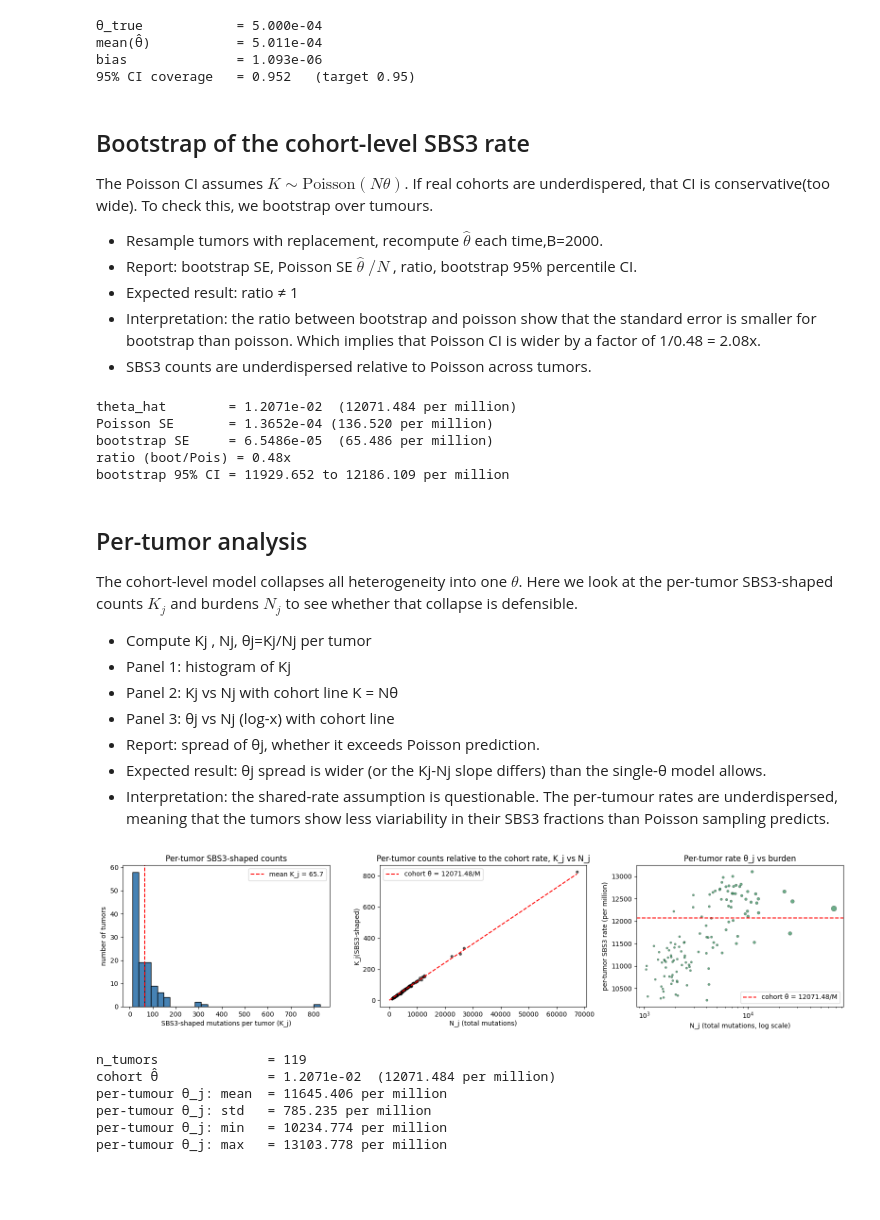
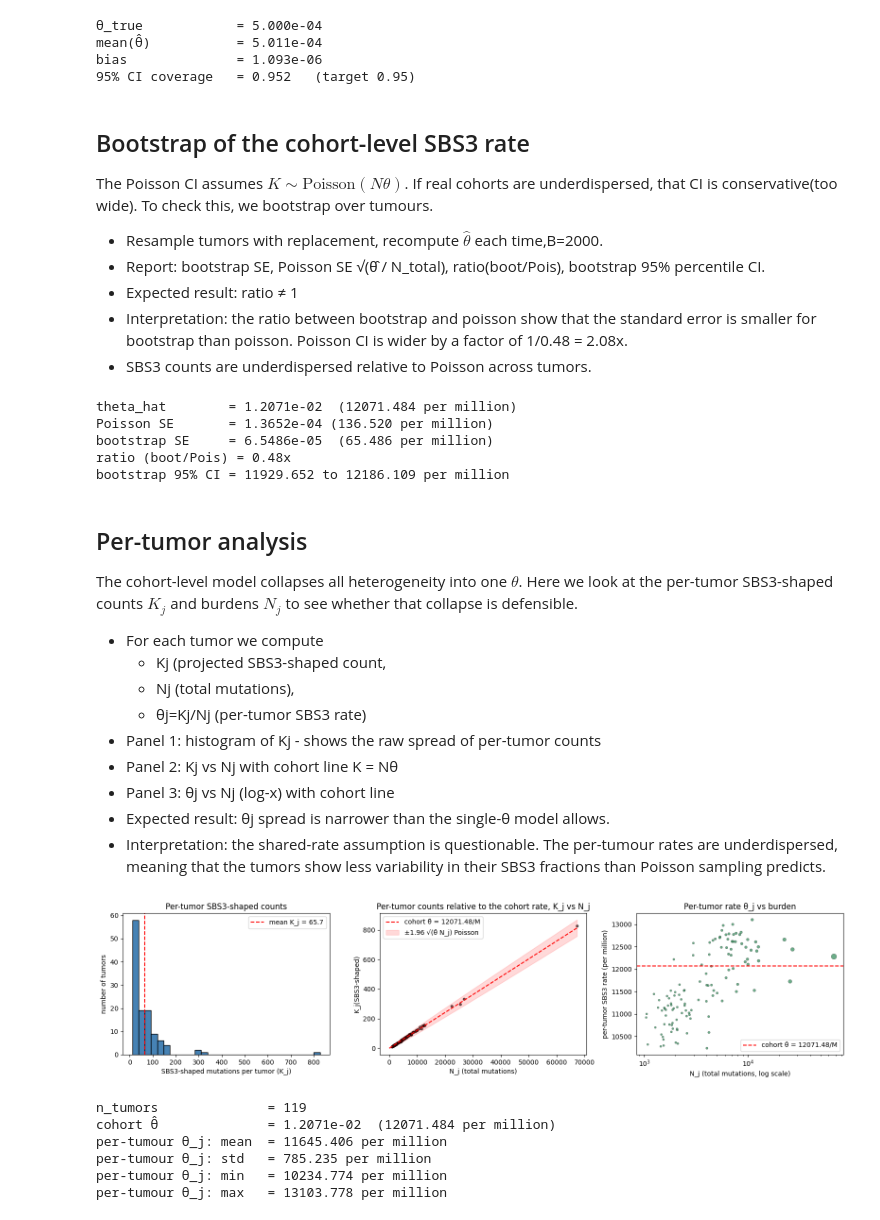
Before and after one commit to aehaf988/Pro1, a Jupyter notebook: project1.ipynb, the cells around one changed output. Drawn from its saved outputs; the diff is of its cells as text; code cells hidden in the pictures; blank space fills up the shorter version.

```diff
--- a/project1.ipynb
+++ b/project1.ipynb
@@ -259,13 +259,13 @@ bias              = 1.093e-06
 ## Bootstrap of the cohort-level SBS3 rate
 
 The Poisson CI assumes $K \sim \text{Poisson}(N\theta)$. If real
-cohorts are underdispered, that CI is conservative(too wide). To check this, we bootstrap over tumours.
+cohorts are underdispersed, that CI is conservative(too wide). To check this, we bootstrap over tumours.
 
 - Resample tumors with replacement, recompute $\hat\theta$ each time,B=2000.
 - Report: bootstrap SE, Poisson SE
-$\hat\theta$ $/N$ , ratio, bootstrap 95% percentile CI.
+√(θ̂ / N_total), ratio(boot/Pois), bootstrap 95% percentile CI.
 - Expected result: ratio ≠ 1
-- Interpretation: the ratio between bootstrap and poisson show that the standard error is smaller for bootstrap than poisson. Which implies that Poisson CI is wider by a factor of 1/0.48 = 2.08x.
+- Interpretation: the ratio between bootstrap and poisson show that the standard error is smaller for bootstrap than poisson. Poisson CI is wider by a factor of 1/0.48 = 2.08x.
 - SBS3 counts are underdispersed relative to Poisson across tumors.
 # %%
 def mean(values):
@@ -356,47 +356,54 @@ look at the per-tumor SBS3-shaped counts $K_j$ and burdens $N_j$ to see whether
 that collapse is defensible.
 
 
-- Compute Kj , Nj, θj=Kj/Nj per tumor
-- Panel 1: histogram of Kj
+- For each tumor we compute
+    - Kj (projected SBS3-shaped count,
+    - Nj (total mutations),
+    - θj=Kj/Nj (per-tumor SBS3 rate)
+- Panel 1: histogram of Kj - shows the raw spread of per-tumor counts
 - Panel 2: Kj vs Nj with cohort line K = Nθ
 - Panel 3: θj vs Nj (log-x) with cohort line
-- Report: spread of θj, whether it exceeds Poisson prediction.
-- Expected result: θj spread is wider (or the Kj-Nj slope differs) than the single-θ model allows.
-- Interpretation: the shared-rate assumption is questionable. The per-tumour rates are underdispersed, meaning that the tumors show less viariability in their SBS3 fractions than Poisson sampling predicts.
+- Expected result: θj spread is narrower than the single-θ model allows.
+- Interpretation: the shared-rate assumption is questionable. The per-tumour rates are underdispersed, meaning that the tumors show less variability in their SBS3 fractions than Poisson sampling predicts.
 # %%
 fig, axes = plt.subplots(1, 3, figsize=(16, 4))
 
 # left: hist of simulated per-tumor K_j
 axes[0].hist(K_per_sample, bins=30, color='steelblue', edgecolor='black')
 axes[0].axvline(K_per_sample.mean(), color='red', linestyle='--', label=f'mean K_j = {K_per_sample.mean():.1f}')
 axes[0].set_xlabel('SBS3-shaped mutations per tumor (K_j)')
 axes[0].set_ylabel('number of tumors')
 axes[0].set_title('Per-tumor SBS3-shaped counts')
 axes[0].legend()
 
 # middle: NEW NAME
 N_grid = np.linspace(0, N_per_sample.max(), 100)
+mean_line = N_grid * theta_hat
+band = 1.96 * np.sqrt(theta_hat * N_grid)
 axes[1].scatter(N_per_sample, K_per_sample, s=12, color='black', alpha=0.6)
-axes[1].plot(N_grid, N_grid * theta_hat, color='red', linestyle='--',label=f'cohort θ̂ = {theta_hat*1e6:.2f}/M')
+axes[1].plot(N_grid, mean_line, color='red', linestyle='--',
+             label=f'cohort θ̂ = {theta_hat*1e6:.2f}/M')
+axes[1].fill_between(N_grid, mean_line - band, mean_line + band,
+                     color='red', alpha=0.15, label='±1.96 √(θ̂ N_j) Poisson')
 axes[1].set_xlabel('N_j (total mutations)')
 axes[1].set_ylabel('K_j(SBS3-shaped)')
 axes[1].set_title('Per-tumor counts relative to the cohort rate, K_j vs N_j')
 axes[1].legend()
 
 # right: Per-tumor rate
 sizes = 8 + 60 * (N_per_sample / N_per_sample.max())
 axes[2].scatter(N_per_sample, theta_per_sample * 1e6, s=sizes, color='seagreen', alpha=0.7, edgecolor='black', linewidth=0.3)
 axes[2].axhline(theta_hat * 1e6, color='red', linestyle='--', label=f'cohort θ̂ = {theta_hat*1e6:.2f}/M')
 axes[2].set_xscale('log')
 axes[2].set_xlabel('N_j (total mutations, log scale)')
 axes[2].set_ylabel('per-tumor SBS3 rate (per million)')
 axes[2].set_title('Per-tumor rate θ_j vs burden')
 axes[2].legend()
 
 plt.tight_layout()
 plt.show()
 # %% [output]
-[figure, old version]
+[figure, new version]
 # %%
 print(f"n_tumors              = {n_tumors}")
 print(f"cohort θ̂              = {theta_hat:.4e}  "
```
Also changed, not shown: parts of 2 cells of this notebook.
